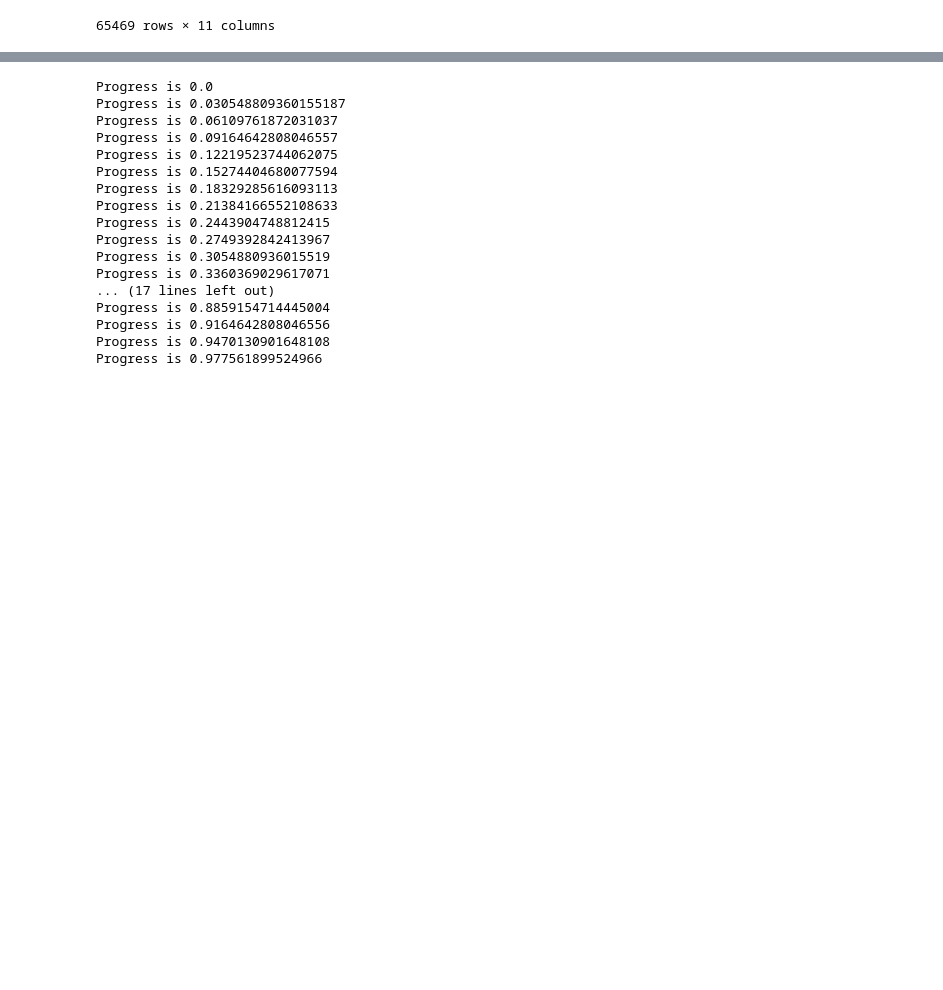
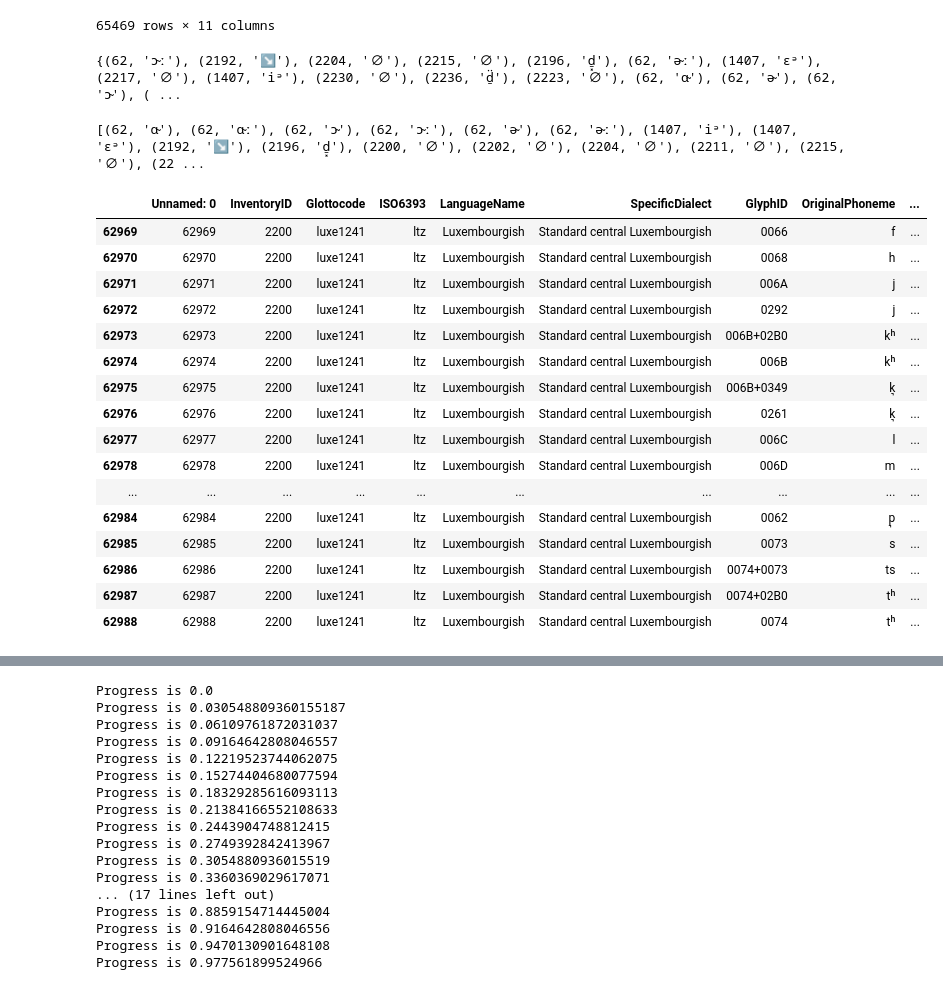
Before and after one commit to Alessioryan/allophony_minimal_feature_rep, a Jupyter notebook: main.ipynb, the cells around one changed output, grey strips where cells are left out. Cells and saved outputs as stored; diff of their text form; code cells hidden in the pictures; blank space fills up the shorter version.

```diff
--- a/main.ipynb
+++ b/main.ipynb
@@ -357,3 +359,7 @@ allophoned_df
+# %%
+# When picking up from halfway, continue from here
+
+allophoned_df = pd.read_csv('allophoned_df.csv', low_memory=False)
 # %%
 allophone_copy = allophoned_df.copy()
 # %%
@@ -361,3 +369,43 @@ allophoned_df = allophone_copy.copy()
+# %%
+# These are also unhandled
+unhandled_characters = ['0334', '2198', '1D4A', '2205']
+unhandled_inventories = set()
+for index, phone in allophoned_df.iterrows():
+    # Mark unhandled characters
+    for unhandled_character in unhandled_characters:
+        if unhandled_character in phone['GlyphID']:
+            allophoned_df.at[index, 'Unhandled'] = True
+    if ("0353" in phone["GlyphID"] or "0308" in phone["GlyphID"]) and "d" in phone["Phoneme"]:
+        allophoned_df.at[index, 'Unhandled'] = True
+    if allophoned_df.at[index, 'Unhandled']:
+        unhandled_inventories.add((allophoned_df.iloc[index]["InventoryID"], phone["Phoneme"]))
+print(unhandled_inventories)
+# %% [output]
+{(62, 'ɔ̴ː'), (2192, '↘'), (2204, '∅'), (2215, '∅'), (2196, 'd̠͓'), (62, 'ə̴ː'), (1407, 'ɛᵊ'), (2217, '∅'), (1407, 'iᵊ'), (2230, '∅'), (2236, 'd̠̈'), (2223, '∅'), (62, 'ɑ̴'), (62, 'ə̴'), (62, 'ɔ̴'), ( ...
+# %%
+print(sorted(unhandled_inventories))
+# %% [output]
+[(62, 'ɑ̴'), (62, 'ɑ̴ː'), (62, 'ɔ̴'), (62, 'ɔ̴ː'), (62, 'ə̴'), (62, 'ə̴ː'), (1407, 'iᵊ'), (1407, 'ɛᵊ'), (2192, '↘'), (2196, 'd̠͓'), (2200, '∅'), (2202, '∅'), (2204, '∅'), (2211, '∅'), (2215, '∅'), (22 ...
+# %%
+allophoned_df[allophoned_df['InventoryID'] == 2200].iloc[0:20]
+# %% [output]
+|  | Unnamed: 0 | InventoryID | Glottocode | ISO6393 | LanguageName | SpecificDialect | GlyphID | OriginalPhoneme | ... |
+| 62969 | 62969 | 2200 | luxe1241 | ltz | Luxembourgish | Standard central Luxembourgish | 0066 | f | ... |
+| 62970 | 62970 | 2200 | luxe1241 | ltz | Luxembourgish | Standard central Luxembourgish | 0068 | h | ... |
+| 62971 | 62971 | 2200 | luxe1241 | ltz | Luxembourgish | Standard central Luxembourgish | 006A | j | ... |
+| 62972 | 62972 | 2200 | luxe1241 | ltz | Luxembourgish | Standard central Luxembourgish | 0292 | j | ... |
+| 62973 | 62973 | 2200 | luxe1241 | ltz | Luxembourgish | Standard central Luxembourgish | 006B+02B0 | kʰ | ... |
+| 62974 | 62974 | 2200 | luxe1241 | ltz | Luxembourgish | Standard central Luxembourgish | 006B | kʰ | ... |
+| 62975 | 62975 | 2200 | luxe1241 | ltz | Luxembourgish | Standard central Luxembourgish | 006B+0349 | k͉ | ... |
+| 62976 | 62976 | 2200 | luxe1241 | ltz | Luxembourgish | Standard central Luxembourgish | 0261 | k͉ | ... |
+| 62977 | 62977 | 2200 | luxe1241 | ltz | Luxembourgish | Standard central Luxembourgish | 006C | l | ... |
+| 62978 | 62978 | 2200 | luxe1241 | ltz | Luxembourgish | Standard central Luxembourgish | 006D | m | ... |
+| ... | ... | ... | ... | ... | ... | ... | ... | ... | ... |
+| 62984 | 62984 | 2200 | luxe1241 | ltz | Luxembourgish | Standard central Luxembourgish | 0062 | p͉ | ... |
+| 62985 | 62985 | 2200 | luxe1241 | ltz | Luxembourgish | Standard central Luxembourgish | 0073 | s | ... |
+| 62986 | 62986 | 2200 | luxe1241 | ltz | Luxembourgish | Standard central Luxembourgish | 0074+0073 | ts | ... |
+| 62987 | 62987 | 2200 | luxe1241 | ltz | Luxembourgish | Standard central Luxembourgish | 0074+02B0 | tʰ | ... |
+| 62988 | 62988 | 2200 | luxe1241 | ltz | Luxembourgish | Standard central Luxembourgish | 0074 | tʰ | ... |
 # %%
 # These are the cases that throw errors
 unhandled_diacritic_base = {
```
Also changed, not shown: parts of 48 cells of this notebook.
